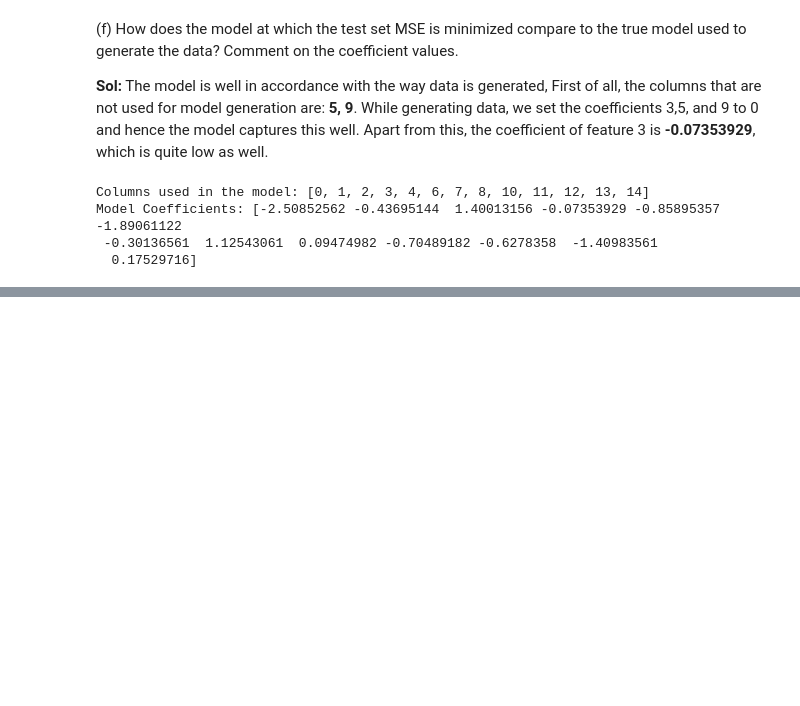
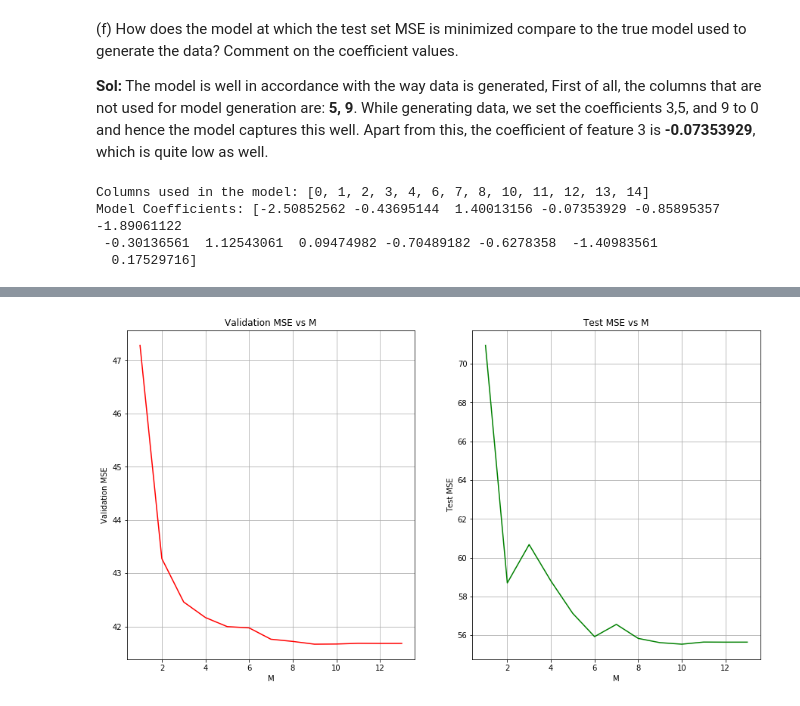
Before and after one commit to amitrajan012/Introduction-to-Statistical-Learning, a Jupyter notebook: Linear Model Selection and Regularization.ipynb, the cells around one changed output, grey strips where cells are left out. Cells and saved outputs as stored; diff of their text form; code cells hidden in the pictures; blank space fills up the shorter version.

```diff
--- a/Linear Model Selection and Regularization.ipynb
+++ b/Linear Model Selection and Regularization.ipynb
@@ -944,0 +990,6 @@ Model Coefficients: [-2.50852562 -0.43695144  1.40013156 -0.07353929 -0.85895357
+# %%
+# PLS
+M = np.arange(1, 14, 1) # Principal components
+PLS_CV(X_train, y_train.values, X_test, y_test.values, M)
+# %% [output]
+[figure, added]
```
Also changed, not shown: parts of 6 cells of this notebook.
